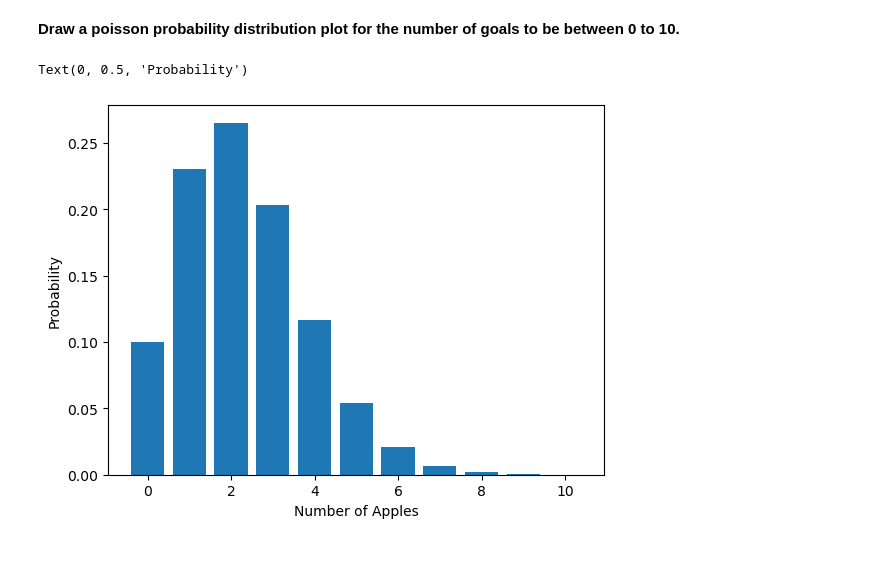
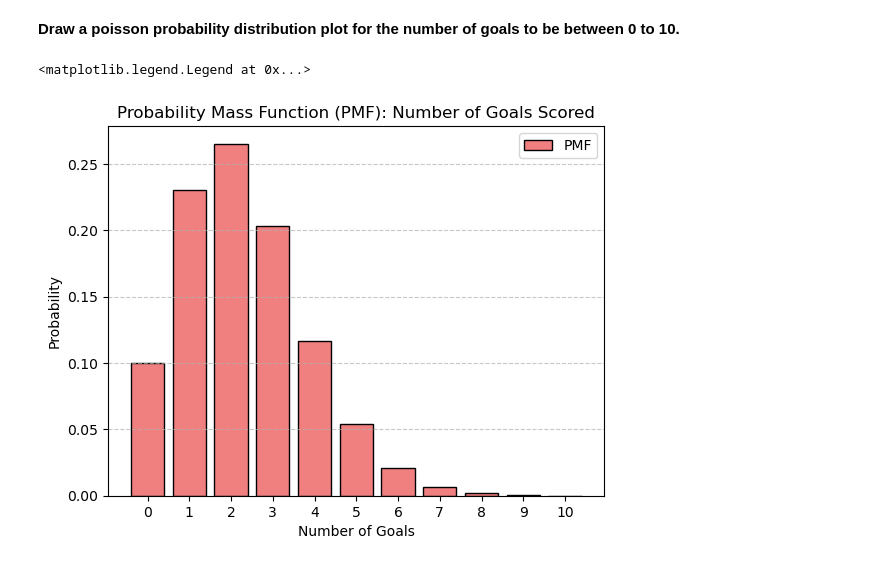
Before and after one commit to RamiSaad93/lab-discrete-probability-distributions-en, a Jupyter notebook: your-code/Lab_Discrete_Probability_Distributions.ipynb, the cells around one changed output. Saved outputs shown, nothing was run; the diff lists cells and outputs as text; code cells hidden in the pictures.

```diff
--- a/your-code/Lab_Discrete_Probability_Distributions.ipynb
+++ b/your-code/Lab_Discrete_Probability_Distributions.ipynb
@@ -168,15 +171,19 @@ print(probability)
 # %%
 mu = 2.3
 n = 10
 pmf_list_goals = []
 for x in range(n+1):
     poisson_dist = poisson(mu)
     probability  = poisson_dist.pmf(x)
     pmf_list_goals.append(probability)
 
-plt.bar(range(0,n+1),pmf_list_goals)
-plt.xlabel('Number of Apples')
+plt.bar(range(0,n+1),pmf_list_goals, color='lightcoral', edgecolor='black', label='PMF')
+plt.title('Probability Mass Function (PMF): Number of Goals Scored')
+plt.xticks(range(n+1))
+plt.xlabel('Number of Goals')
 plt.ylabel('Probability')
+plt.grid(axis='y', linestyle='--', alpha=0.7)
+plt.legend()
 # %% [output]
-Text(0, 0.5, 'Probability')
+<matplotlib.legend.Legend at 0x...>
-[figure, old version]
+[figure, new version]
```
Also changed, not shown: parts of 2 cells of this notebook.
